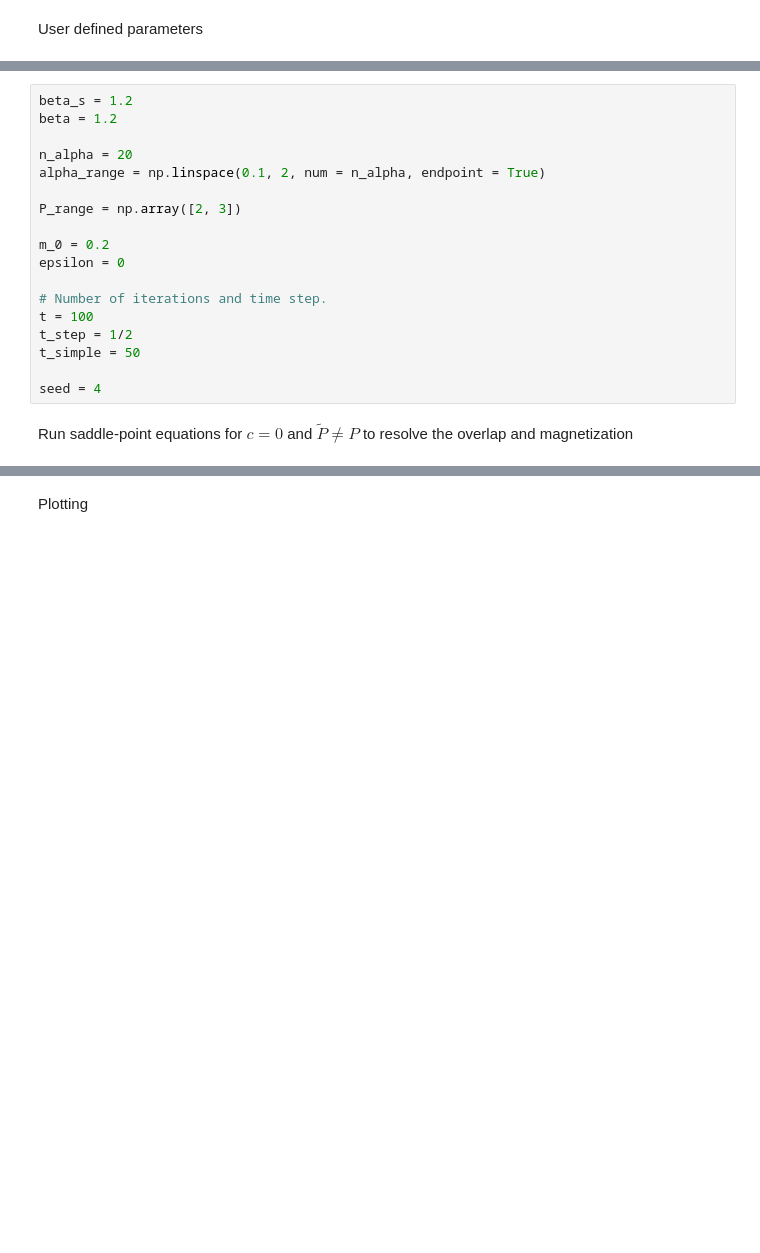
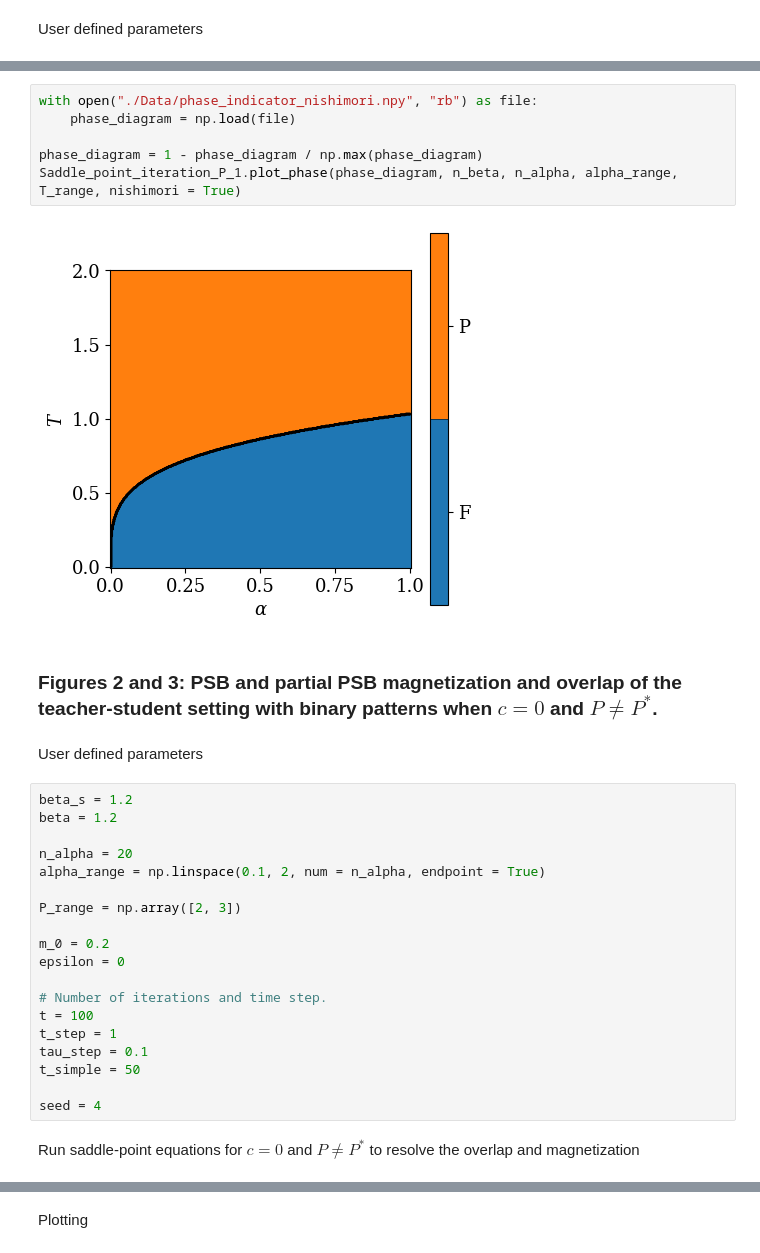
Before and after one commit to RobinTher/Restricted_Boltzmann_Machine, a Jupyter notebook: Reproduce_figures.ipynb, the cells around one changed output, grey strips where cells are left out. Saved outputs shown, nothing was run; the diff lists cells and outputs as text; blank space fills up the shorter version.

```diff
--- a/Reproduce_figures.ipynb
+++ b/Reproduce_figures.ipynb
@@ -16,3 +87,15 @@ User defined parameters
+# %%
+with open("./Data/phase_indicator_nishimori.npy", "rb") as file:
+    phase_diagram = np.load(file)
+
+phase_diagram = 1 - phase_diagram / np.max(phase_diagram)
+Saddle_point_iteration_P_1.plot_phase(phase_diagram, n_beta, n_alpha, alpha_range, T_range, nishimori = True)
+# %% [output]
+[figure, added]
+# %% [markdown]
+### Figures 2 and 3: PSB and partial PSB magnetization and overlap of the teacher-student setting with binary patterns when $c = 0$ and $P \neq P^*$.
+# %% [markdown]
+User defined parameters
 # %%
 beta_s = 1.2
 beta = 1.2
@@ -27,11 +110,12 @@ epsilon = 0
 
 # Number of iterations and time step.
 t = 100
-t_step = 1/2
+t_step = 1
+tau_step = 0.1
 t_simple = 50
 
 seed = 4
 # %% [markdown]
-Run saddle-point equations for $c = 0$ and $\tilde{P} \neq P$ to resolve the overlap and magnetization
+Run saddle-point equations for $c = 0$ and $P \neq P^*$ to resolve the overlap and magnetization
 # %%
 for P in P_range:
```
Also changed, not shown: parts of 98 cells of this notebook, 11 other files.
